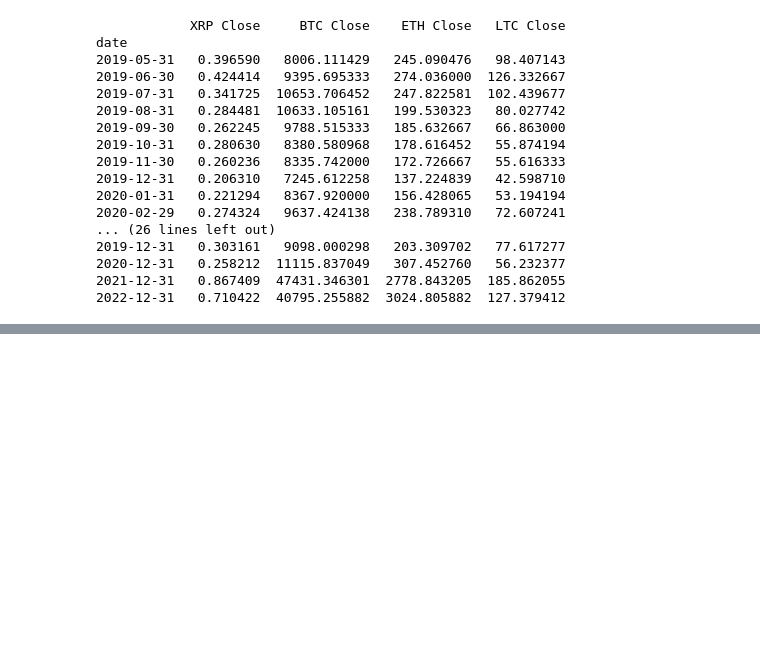
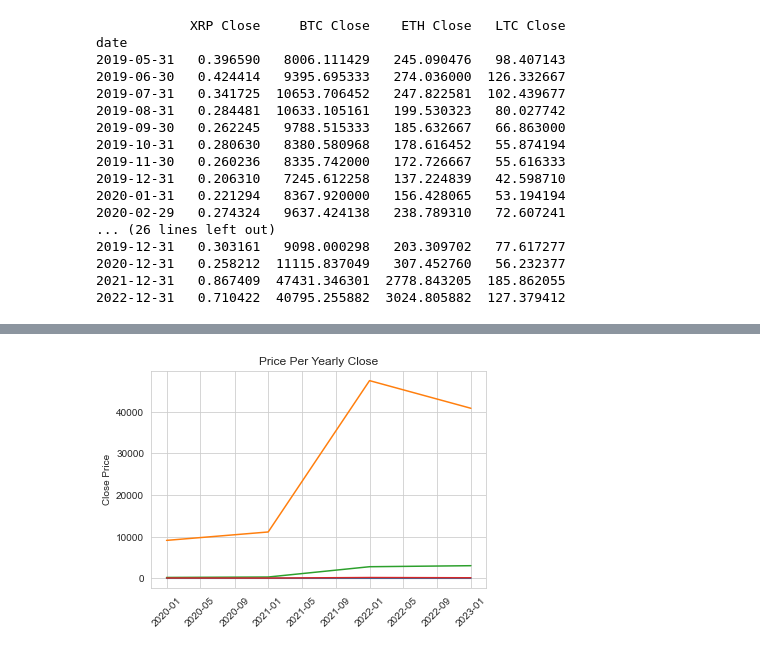
Before and after one commit to reiderwin/mustache-list-sequence, a Jupyter notebook: crypto.ipynb, the cells around one changed output, grey strips where cells are left out. Saved outputs shown, nothing was run; the diff lists cells and outputs as text; code cells hidden in the pictures; blank space fills up the shorter version.

```diff
--- a/crypto.ipynb
+++ b/crypto.ipynb
@@ -300,0 +259,13 @@ matplotlib.dates.MonthLocator(interval=6)
+# %%
+#plot yearly close
+df_plot = cleaned.resample('Y').mean()
+plt.plot(df_plot)
+plt.title('Price Per Yearly Close')
+plt.ylabel('Close Price')
+plt.xticks(rotation=45)
+plt.show()
+
+#save picture
+plt.savefig('Output/Yearly_Close.png')
+# %% [output]
+[figure, added]
```
Also changed, not shown: parts of 7 cells of this notebook, 7 other files.
